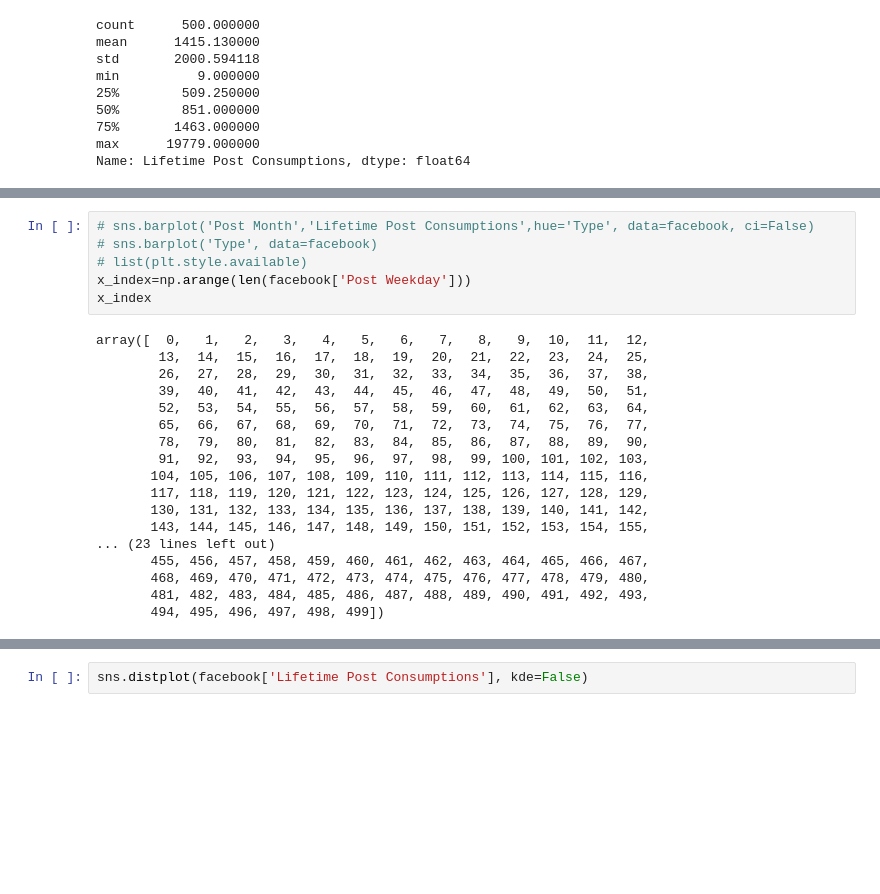
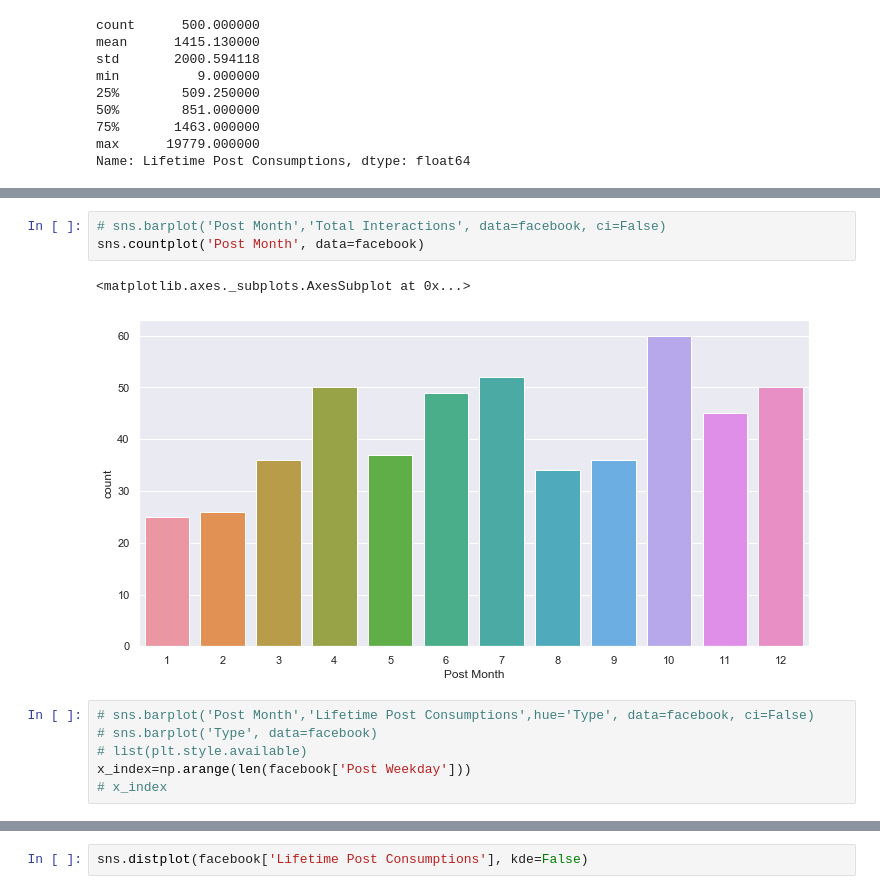
Before and after one commit to khwajajalal/INTRO-TO-DATA-ANALYSIS, a Jupyter notebook: facebook.ipynb, the cells around one changed output, grey strips where cells are left out. Saved outputs shown, nothing was run; the diff lists cells and outputs as text; blank space fills up the shorter version.

```diff
--- a/facebook.ipynb
+++ b/facebook.ipynb
@@ -130,26 +174,14 @@ Text(0.5, 1.0, 'abc')
+# %%
+# sns.barplot('Post Month','Total Interactions', data=facebook, ci=False)
+sns.countplot('Post Month', data=facebook)
+# %% [output]
+<matplotlib.axes._subplots.AxesSubplot at 0x...>
+[figure, added]
 # %%
 # sns.barplot('Post Month','Lifetime Post Consumptions',hue='Type', data=facebook, ci=False)
 # sns.barplot('Type', data=facebook)
 # list(plt.style.available)
 x_index=np.arange(len(facebook['Post Weekday']))
-x_index
+# x_index
-# %% [output]
-array([  0,   1,   2,   3,   4,   5,   6,   7,   8,   9,  10,  11,  12,
-        13,  14,  15,  16,  17,  18,  19,  20,  21,  22,  23,  24,  25,
-        26,  27,  28,  29,  30,  31,  32,  33,  34,  35,  36,  37,  38,
-        39,  40,  41,  42,  43,  44,  45,  46,  47,  48,  49,  50,  51,
-        52,  53,  54,  55,  56,  57,  58,  59,  60,  61,  62,  63,  64,
-        65,  66,  67,  68,  69,  70,  71,  72,  73,  74,  75,  76,  77,
-        78,  79,  80,  81,  82,  83,  84,  85,  86,  87,  88,  89,  90,
-        91,  92,  93,  94,  95,  96,  97,  98,  99, 100, 101, 102, 103,
-       104, 105, 106, 107, 108, 109, 110, 111, 112, 113, 114, 115, 116,
-       117, 118, 119, 120, 121, 122, 123, 124, 125, 126, 127, 128, 129,
-       130, 131, 132, 133, 134, 135, 136, 137, 138, 139, 140, 141, 142,
-       143, 144, 145, 146, 147, 148, 149, 150, 151, 152, 153, 154, 155,
-... (23 lines left out)
-       455, 456, 457, 458, 459, 460, 461, 462, 463, 464, 465, 466, 467,
-       468, 469, 470, 471, 472, 473, 474, 475, 476, 477, 478, 479, 480,
-       481, 482, 483, 484, 485, 486, 487, 488, 489, 490, 491, 492, 493,
-       494, 495, 496, 497, 498, 499])
 # %%
 days=['Sunday','Monday', 'Tuesday','Wednesday', 'Thursday', 'Friday', 'Saturday']
```
Also changed, not shown: parts of 9 cells of this notebook.
